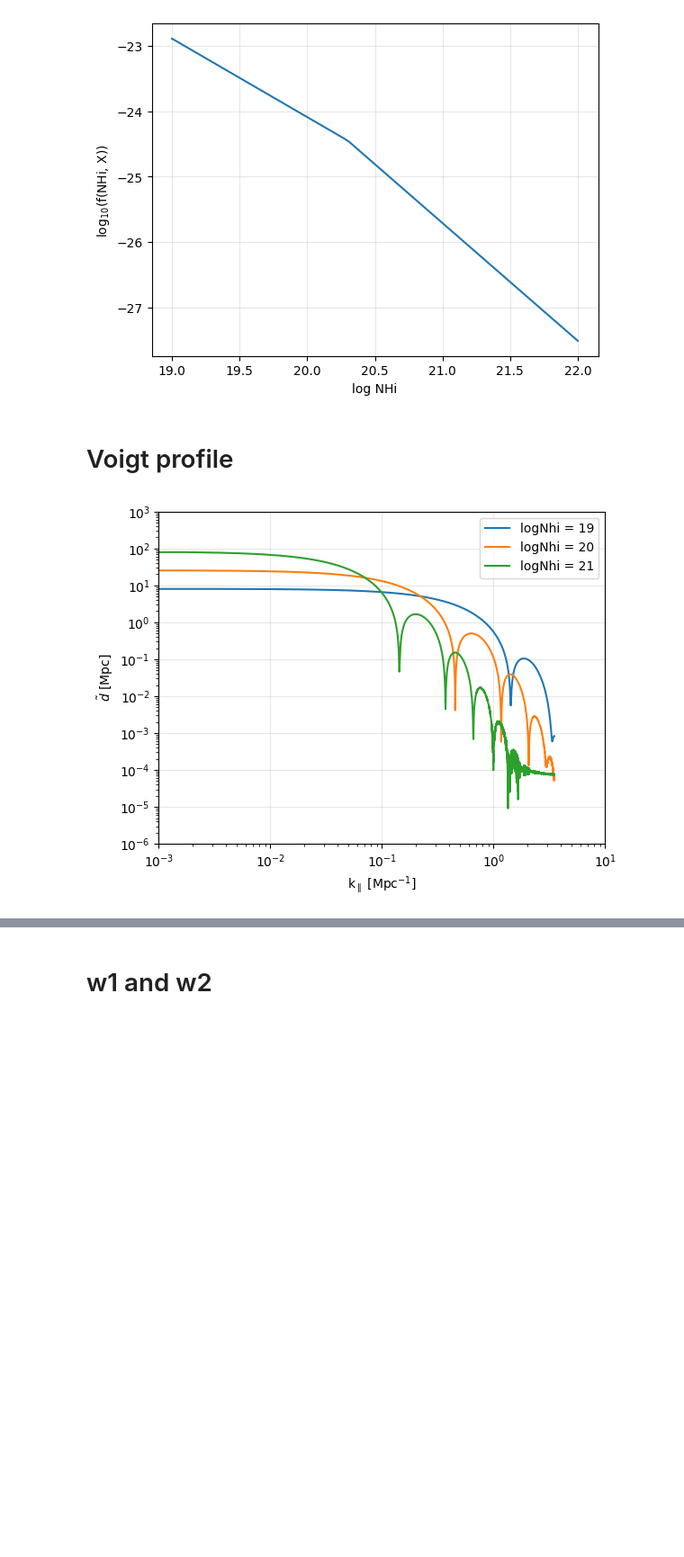
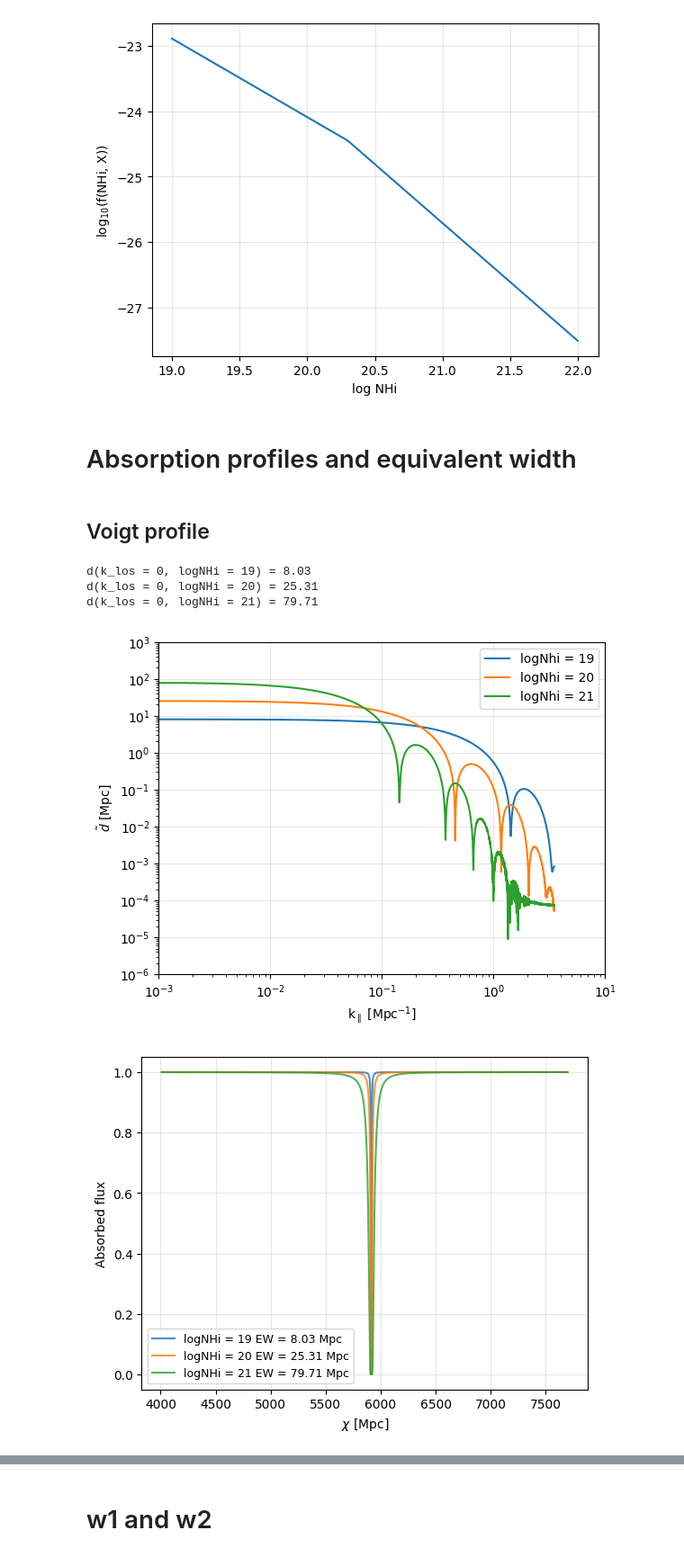
Before and after one commit to andreufont/astrid_hcd, a Jupyter notebook: MW11model/W1W2.ipynb, the cells around one changed output, grey strips where cells are left out. Shown at 90% size. Saved outputs shown, nothing was run; the diff lists cells and outputs as text; code cells hidden in the pictures; blank space fills up the shorter version.

```diff
--- a/MW11model/W1W2.ipynb
+++ b/MW11model/W1W2.ipynb
@@ -46,8 +46,10 @@ plt.ylabel(r'log$_{10}$(f(NHi, X))')
 plt.grid(alpha=0.3);
 # %% [output]
 [figure]
+# %% [markdown]
+# Absorption profiles and equivalent width
 # %% [markdown]
-# Voigt profile
+## Voigt profile
 # %%
 from w1_w2 import wave_to_fft_profile
 # %%
@@ -57,8 +59,8 @@ wave = 10**wave_log
 NHirange = [19, 20, 21]
 
 for i, nhi_value in enumerate(NHirange):
-    k_w1w2, d, Deltax = wave_to_fft_profile(wave, z, nhi_value, omegam=omegam, omegal=omegal, hubble=hubble)
-    plt.plot(k_w1w2, d, label='logNhi = %.0f' %nhi_value)
+    k_w1w2, d_voigt, Deltax = wave_to_fft_profile(wave, z, nhi_value, omegam=omegam, omegal=omegal, hubble=hubble)
+    plt.plot(k_w1w2, d_voigt, label='logNhi = %.0f' %nhi_value)
     plt.yscale('log')
     plt.xscale('log')
     plt.xlim(1e-3, 1e1)
@@ -67,5 +69,9 @@ for i, nhi_value in enumerate(NHirange):
     plt.ylabel(r'$\tilde{d}$ [Mpc]')
     plt.grid(alpha=0.3)
     plt.legend();
+    print('d(k_los = 0, logNHi = %.0f) = %.2f' %(nhi_value, d_voigt[0]))
 # %% [output]
+d(k_los = 0, logNHi = 19) = 8.03
+d(k_los = 0, logNHi = 20) = 25.31
+d(k_los = 0, logNHi = 21) = 79.71
 [figure]
@@ -71,0 +80,17 @@ for i, nhi_value in enumerate(NHirange):
+# %%
+wave_log = np.linspace(np.log10(2800), np.log10(6800), 2**12) # Angstrom
+wave = 10**wave_log
+
+NHirange = [19, 20, 21]
+
+for i, nhi_value in enumerate(NHirange):
+    flux_wavelength = get_voigt_profile_wave(wave, z, nhi_value)
+    comov, flux_voigt = profile_wave_to_comov_dist(wave, flux_wavelength, omegam, hubble)
+    ew_voigt = np.trapezoid(1-flux_voigt, comov)
+    plt.plot(comov, flux_voigt, alpha=0.8, label='logNHi = %.0f EW = %.2f Mpc' %(nhi_value, ew_voigt))
+    plt.xlabel(r'$\chi$ [Mpc]')
+    plt.ylabel(r'Absorbed flux')
+    plt.grid(alpha=0.3)
+    plt.legend(loc='lower left', fontsize=9);
+# %% [output]
+[figure, added]
```
Also changed, not shown: parts of 35 cells of this notebook, 2 other files.
